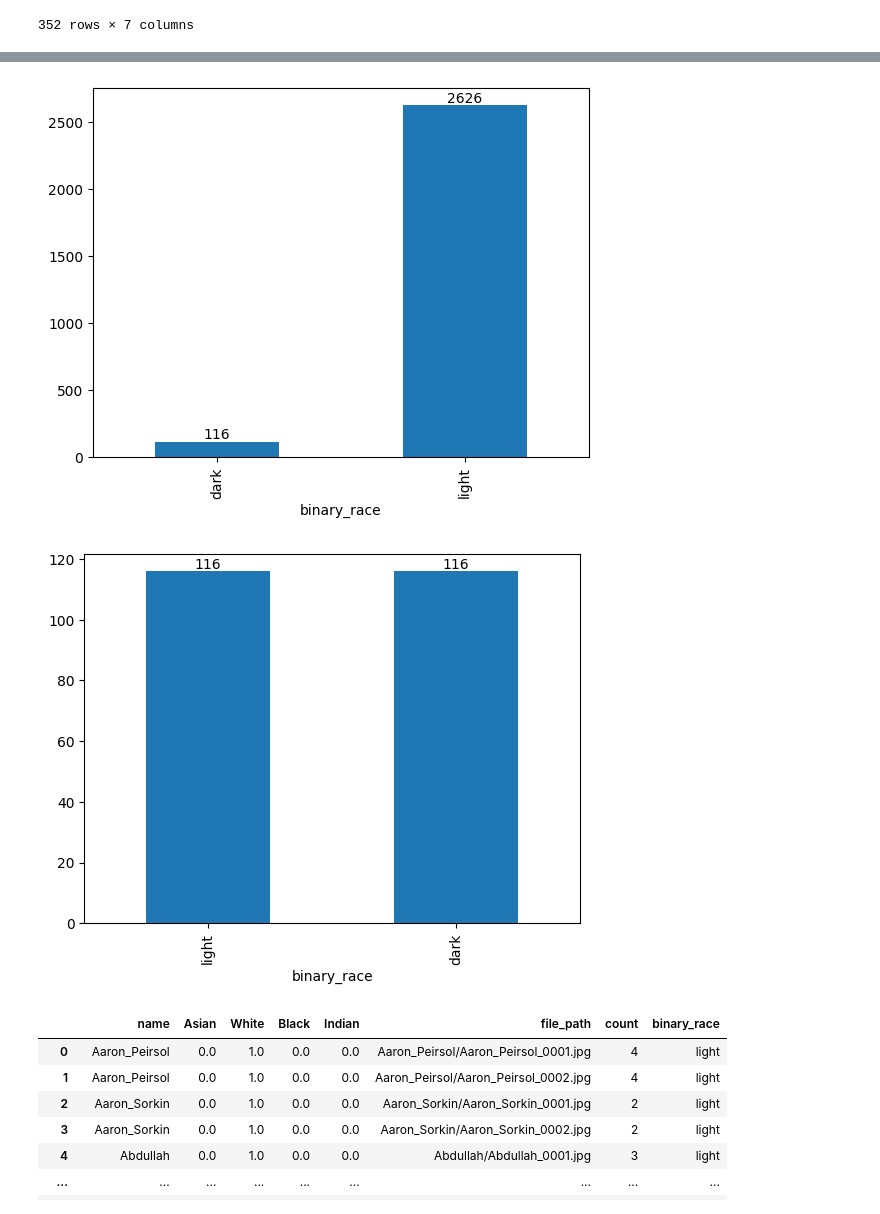
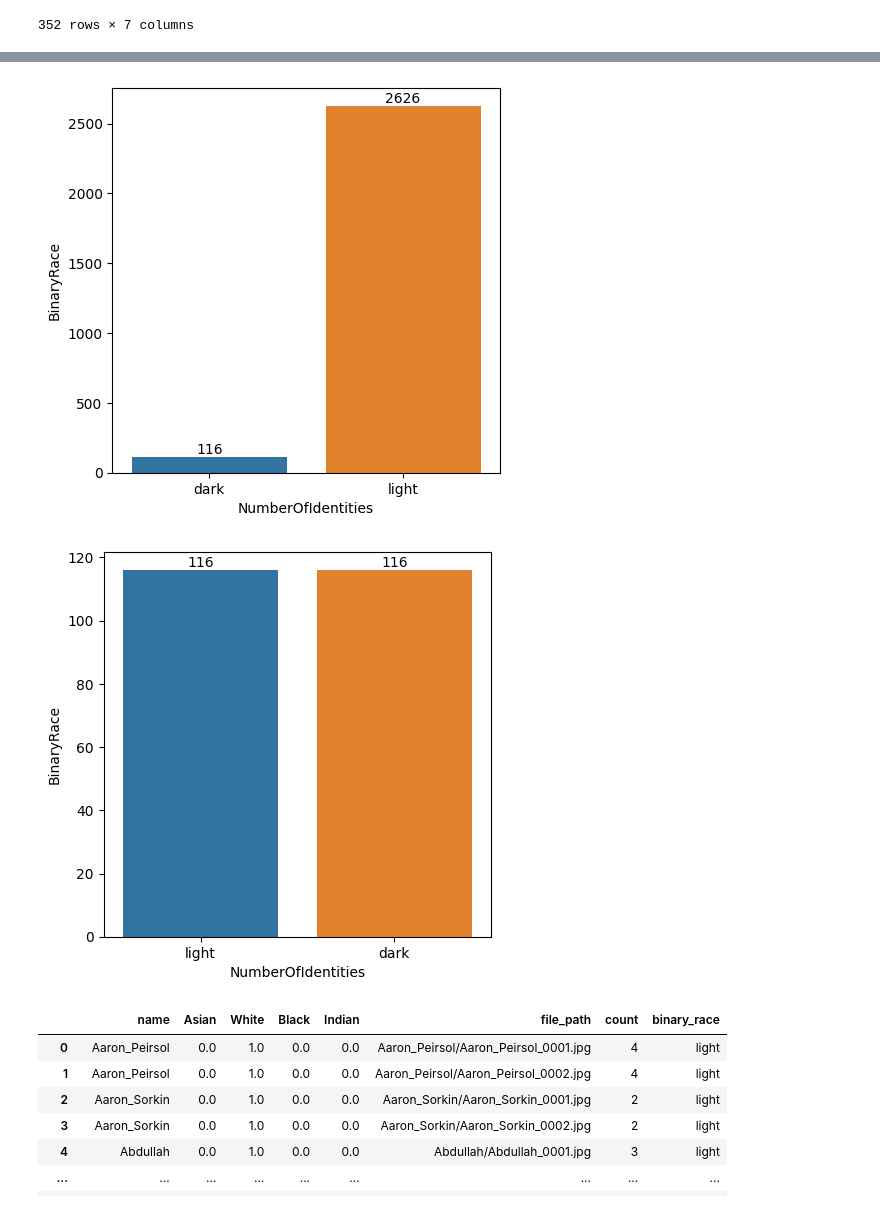
Before and after one commit to GhaidaAlAtoum/CS8321_FinalLab, a Jupyter notebook: code/BuildingVerificationDataset/LFWA+_parsing_and_cleanup.ipynb, the cells around one changed output, grey strips where cells are left out. Drawn from its saved outputs; the diff is of its cells as text; code cells hidden in the pictures.

Commit message:
temp

```diff
--- a/code/BuildingVerificationDataset/LFWA+_parsing_and_cleanup.ipynb
+++ b/code/BuildingVerificationDataset/LFWA+_parsing_and_cleanup.ipynb
@@ -233,12 +244,18 @@ b = df_label.groupby('name').binary_race.nunique() > 1
 df_label = df_label[~df_label.name.isin(b[b].index)]
 # %%
 df_label = df_label.groupby('name').head(2).reset_index(drop=True).copy()
+# %%
+temp_4 = df_label.copy()
+temp_5 = temp_4.binary_race.value_counts().sort_values().reset_index()
 # %%
-ax = df_label.binary_race.value_counts().sort_values().plot(kind='bar')
+plt.figure(figsize=(5,5))
+ax = sns.barplot(data=temp_5, x='binary_race', y='count')
 ax.bar_label(ax.containers[0])
+ax.set( xlabel="NumberOfIdentities", ylabel="BinaryRace")
 ax.figure.savefig('NonUniformNumberOfPairings.png',bbox_inches='tight')
+plt.show()
 # %% [output]
-[figure, old version]
+[figure, new version]
 # %%
 light = df_label.loc[df_label['binary_race'] == 'light'].groupby('name').head(2)[:116].index.to_list()
 # %%
@@ -250,9 +269,12 @@ final_df = df_label.iloc[light_dark_indicies].copy()
 # %%
-ax = final_df.binary_race.value_counts().sort_values().plot(kind='bar')
+plt.figure(figsize=(5,5))
+ax = sns.barplot(data=temp_6, x='binary_race', y='count')
 ax.bar_label(ax.containers[0])
+ax.set( xlabel="NumberOfIdentities", ylabel="BinaryRace")
 ax.figure.savefig('UniformNumberOfPairings.png',bbox_inches='tight')
+plt.show()
 # %% [output]
-[figure, old version]
+[figure, new version]
 # %%
 final_df.reset_index(drop=True)
 # %% [output]
```
Also changed, not shown: parts of 6 cells of this notebook, 6 other files.
